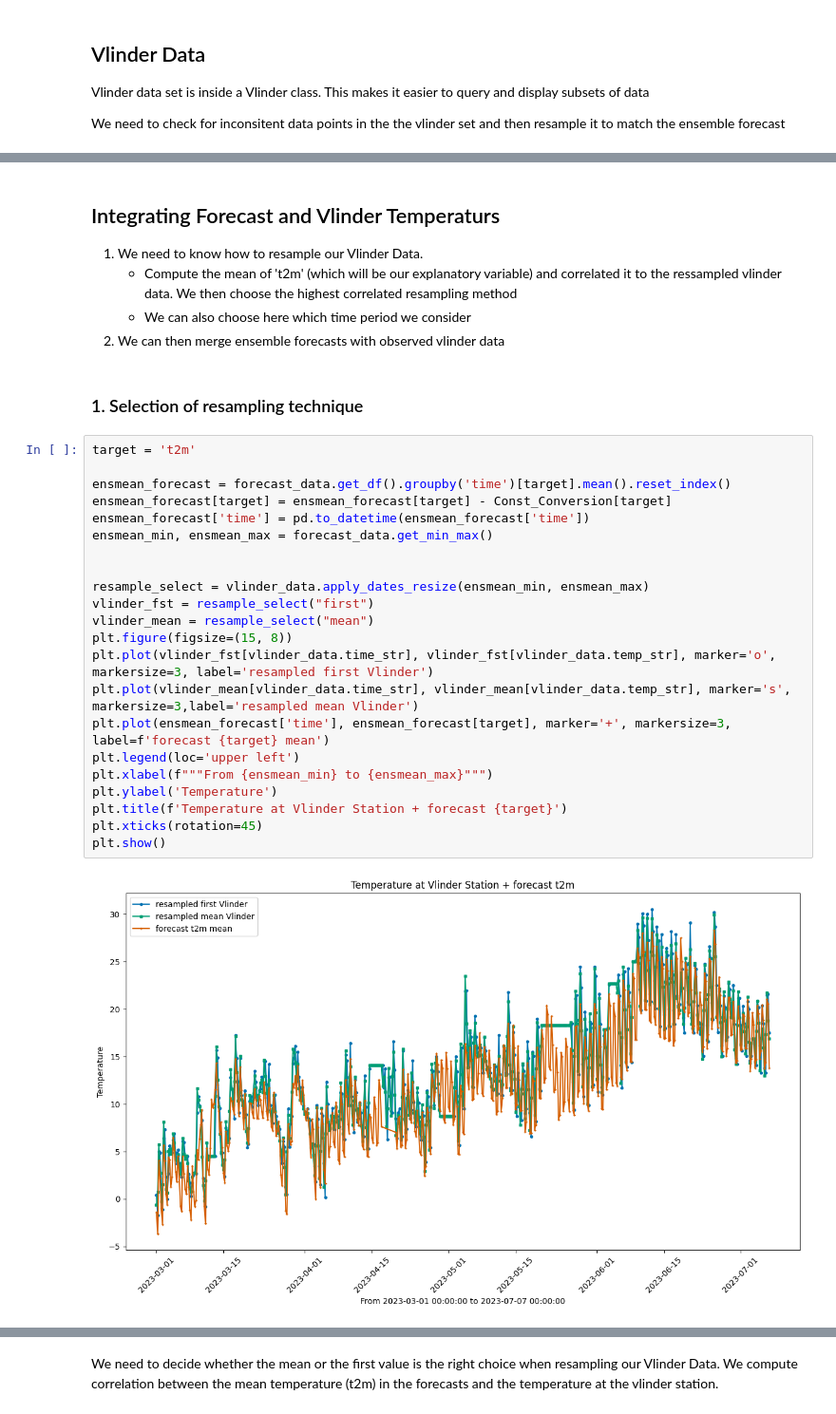
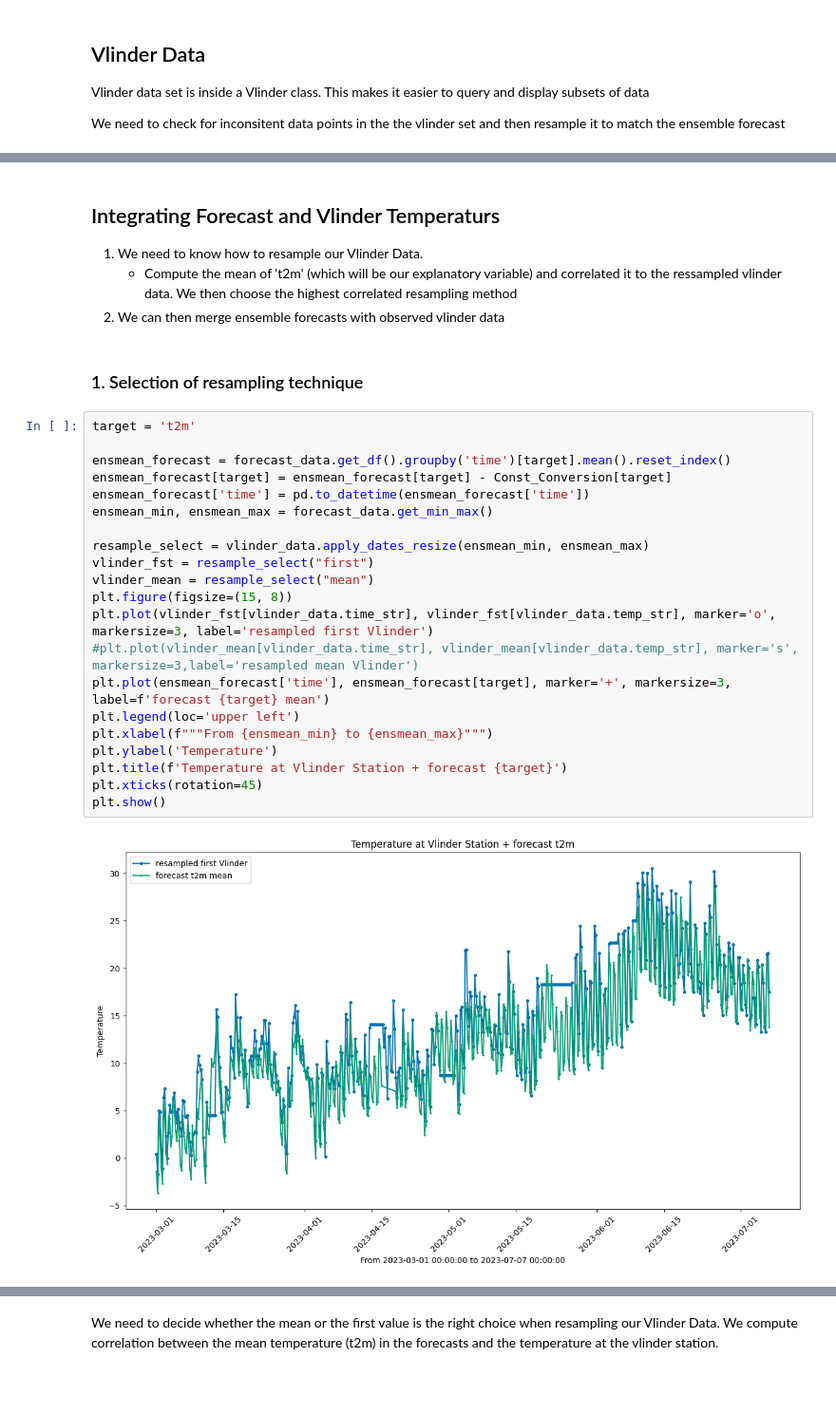
Before and after one commit to larsbonnefoy/TAI_Project, a Jupyter notebook: Project.ipynb, the cells around one changed output, grey strips where cells are left out. Shown at 95% size. Saved outputs shown, nothing was run; the diff lists cells and outputs as text; blank space fills up the shorter version.

```diff
--- a/Project.ipynb
+++ b/Project.ipynb
@@ -434,32 +426,30 @@ drop_unvalid_vlinder = compose(drop_middle_vlinder_p, drop_end_vlinder_p)
 ## Integrating Forecast and Vlinder Temperaturs
 1. We need to know how to resample our Vlinder Data.
    - Compute the mean of 't2m' (which will be our explanatory variable) and correlated it to the ressampled vlinder data. We then choose the highest correlated resampling method
-   - We can also choose here which time period we consider
 2. We can then merge ensemble forecasts with observed vlinder data
 # %% [markdown]
 ### 1. Selection of resampling technique
 # %%
 target = 't2m'
 
 ensmean_forecast = forecast_data.get_df().groupby('time')[target].mean().reset_index()
 ensmean_forecast[target] = ensmean_forecast[target] - Const_Conversion[target]
 ensmean_forecast['time'] = pd.to_datetime(ensmean_forecast['time'])
 ensmean_min, ensmean_max = forecast_data.get_min_max()
 
-
 resample_select = vlinder_data.apply_dates_resize(ensmean_min, ensmean_max)
 vlinder_fst = resample_select("first")
 vlinder_mean = resample_select("mean")
 plt.figure(figsize=(15, 8))
 plt.plot(vlinder_fst[vlinder_data.time_str], vlinder_fst[vlinder_data.temp_str], marker='o', markersize=3, label='resampled first Vlinder')
-plt.plot(vlinder_mean[vlinder_data.time_str], vlinder_mean[vlinder_data.temp_str], marker='s', markersize=3,label='resampled mean Vlinder')
+#plt.plot(vlinder_mean[vlinder_data.time_str], vlinder_mean[vlinder_data.temp_str], marker='s', markersize=3,label='resampled mean Vlinder')
 plt.plot(ensmean_forecast['time'], ensmean_forecast[target], marker='+', markersize=3, label=f'forecast {target} mean')
 plt.legend(loc='upper left')
 plt.xlabel(f"""From {ensmean_min} to {ensmean_max}""")
 plt.ylabel('Temperature')
 plt.title(f'Temperature at Vlinder Station + forecast {target}')
 plt.xticks(rotation=45)
 plt.show()
 # %% [output]
-[figure, old version]
+[figure, new version]
 # %% [markdown]
```
Also changed, not shown: parts of 56 cells of this notebook, 5 other files.
